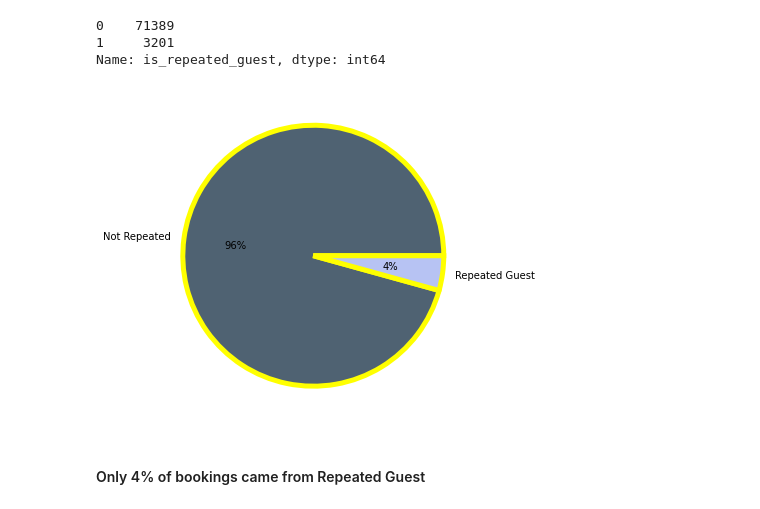
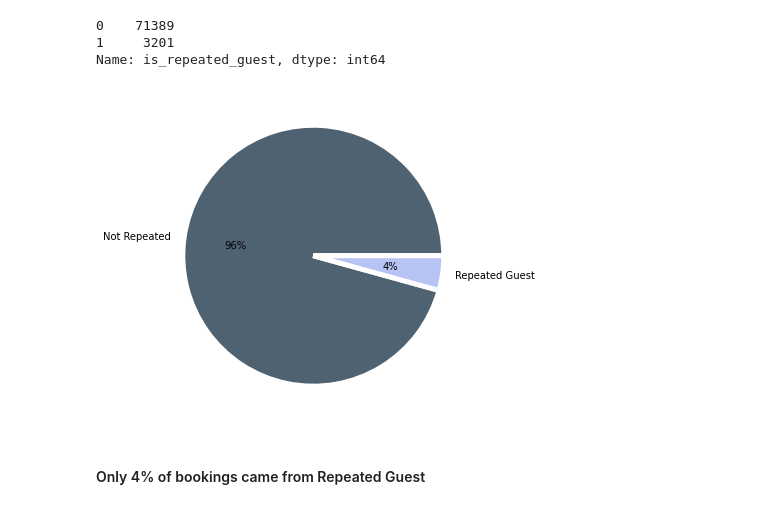
Before and after one commit to shinkarkunal/EDA_Hotel_booking, a Jupyter notebook: Hotel_Booking_Analysis_Capstone_Project_KUNAL_SHINKAR_ipynb.ipynb, the cells around one changed output. Cells and saved outputs as stored; diff of their text form; code cells hidden in the pictures.

```diff
--- a/Hotel_Booking_Analysis_Capstone_Project_KUNAL_SHINKAR_ipynb.ipynb
+++ b/Hotel_Booking_Analysis_Capstone_Project_KUNAL_SHINKAR_ipynb.ipynb
@@ -681,10 +685,10 @@ Name: is_repeated_guest, dtype: int64
 # %%
 # pie chart
 plt.figure(figsize=(8,6))
-plt.pie(not_cancel_bookings['is_repeated_guest'].value_counts(),labels=['Not Repeated','Repeated Guest'],autopct='%.0f%%',wedgeprops = { 'linewidth' : 5, 'edgecolor' : 'yellow' },colors=colors)
+plt.pie(not_cancel_bookings['is_repeated_guest'].value_counts(),labels=['Not Repeated','Repeated Guest'],autopct='%.0f%%',wedgeprops = { 'linewidth' : 5, 'edgecolor' : 'white' },colors=colors)
 plt.show()
 # %% [output]
-[figure, old version]
+[figure, new version]
 # %% [markdown]
 #### Only 4% of bookings came from Repeated Guest
 # %% [markdown]
```
Also changed, not shown: parts of 5 cells of this notebook.
